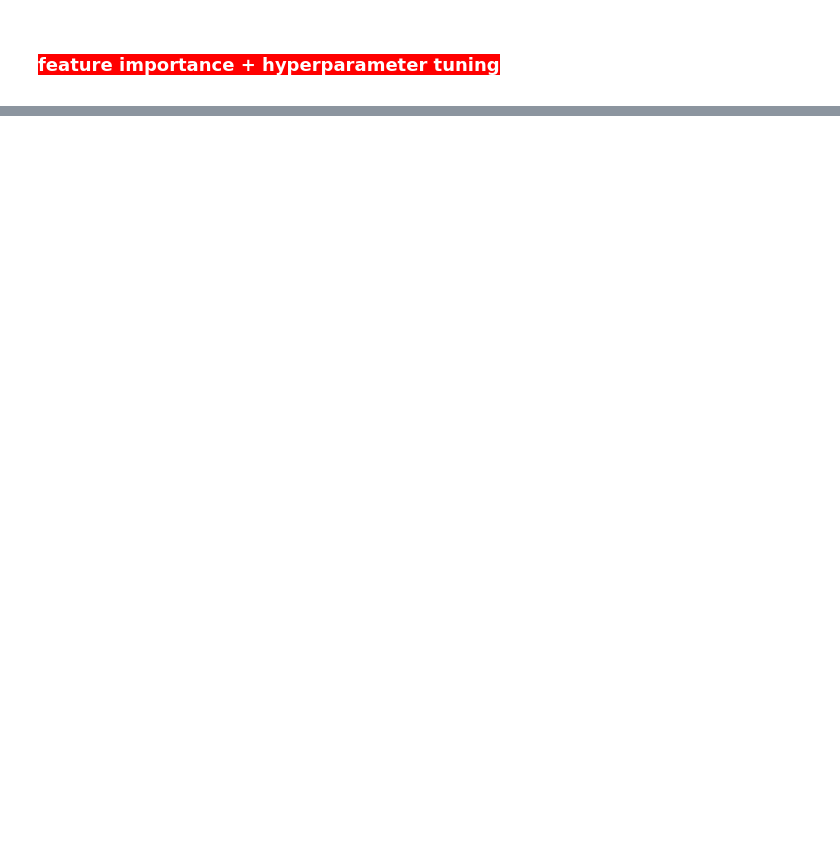
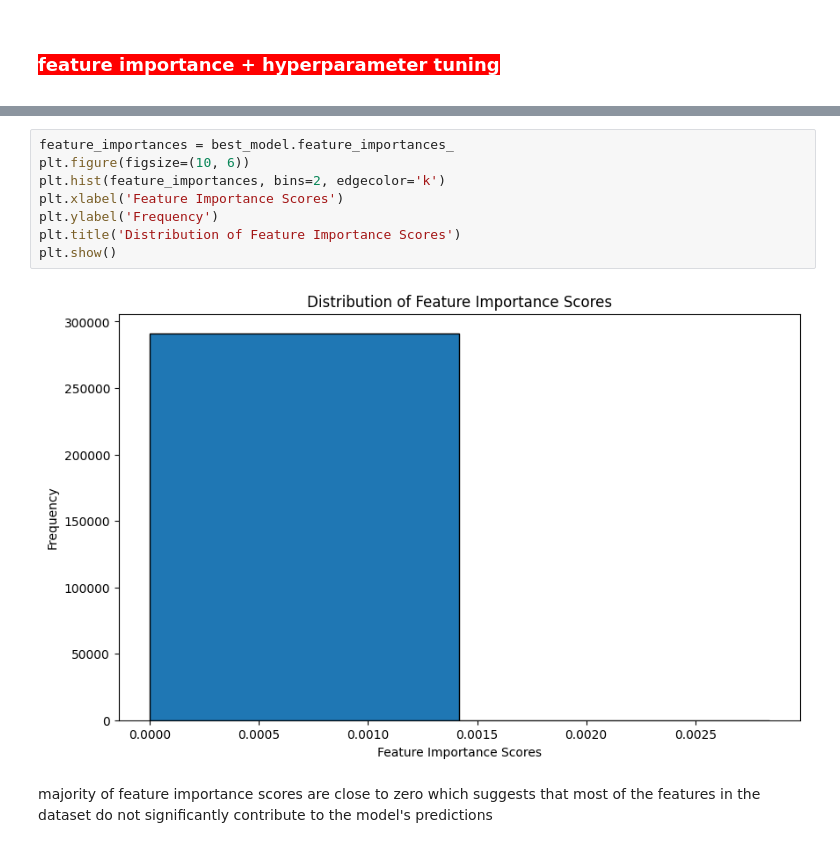
Before and after one commit to beatrizarc/product_complaints, a Jupyter notebook: notebooks/10.3- XGBoost tf-idf optimization.ipynb, the cells around one changed output, grey strips where cells are left out. Drawn from its saved outputs; the diff is of its cells as text; blank space fills up the shorter version.

```diff
--- a/notebooks/10.3- XGBoost tf-idf optimization.ipynb
+++ b/notebooks/10.3- XGBoost tf-idf optimization.ipynb
@@ -836,0 +825,12 @@ feature_importances = best_model.feature_importances_
+# %%
+feature_importances = best_model.feature_importances_
+plt.figure(figsize=(10, 6))
+plt.hist(feature_importances, bins=2, edgecolor='k')
+plt.xlabel('Feature Importance Scores')
+plt.ylabel('Frequency')
+plt.title('Distribution of Feature Importance Scores')
+plt.show()
+# %% [output]
+[figure, added]
+# %% [markdown]
+majority of feature importance scores are close to zero which suggests that most of the features in the dataset do not significantly contribute to the model's predictions
```
Also changed, not shown: parts of 18 cells of this notebook.
